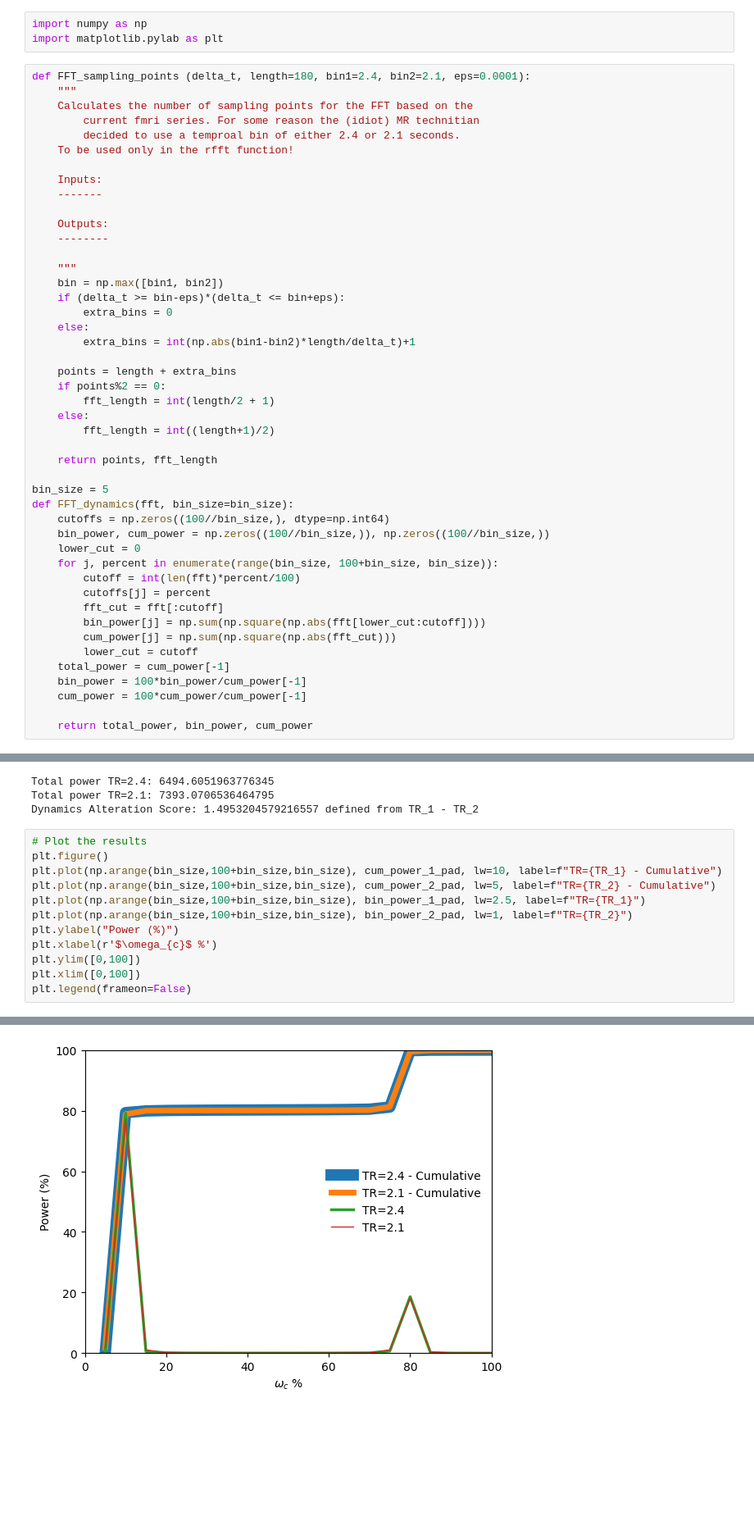
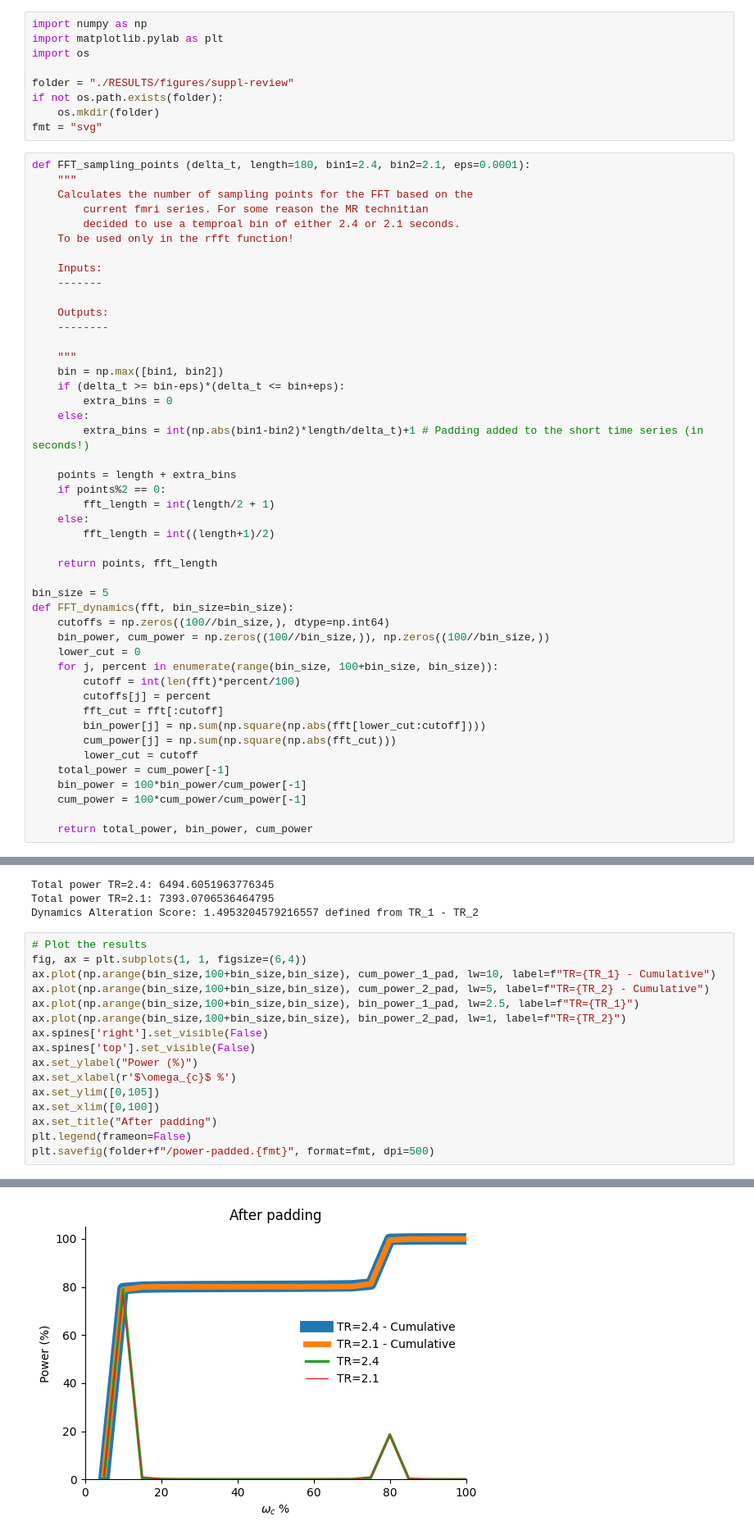
Before and after one commit to JoanSano/Structural-Functional-Rearrangement, a Jupyter notebook: Stats-Structural-Functional/TR_effects_on_FFTs.ipynb, the cells around one changed output, grey strips where cells are left out. Shown: that part at 82% size. Cells and saved outputs as stored; diff of their text form; blank space fills up the shorter version.

```diff
--- a/Stats-Structural-Functional/TR_effects_on_FFTs.ipynb
+++ b/Stats-Structural-Functional/TR_effects_on_FFTs.ipynb
@@ -1,11 +1,17 @@
 # %%
 import numpy as np
 import matplotlib.pylab as plt
+import os
+
+folder = "./RESULTS/figures/suppl-review"
+if not os.path.exists(folder):
+    os.mkdir(folder)
+fmt = "svg"
 # %%
 def FFT_sampling_points (delta_t, length=180, bin1=2.4, bin2=2.1, eps=0.0001):
     """
     Calculates the number of sampling points for the FFT based on the
-        current fmri series. For some reason the (idiot) MR technitian
+        current fmri series. For some reason the MR technitian
         decided to use a temproal bin of either 2.4 or 2.1 seconds.
     To be used only in the rfft function!
 
@@ -20,7 +26,7 @@ def FFT_sampling_points (delta_t, length=180, bin1=2.4, bin2=2.1, eps=0.0001):
     if (delta_t >= bin-eps)*(delta_t <= bin+eps):
         extra_bins = 0
     else:
-        extra_bins = int(np.abs(bin1-bin2)*length/delta_t)+1
+        extra_bins = int(np.abs(bin1-bin2)*length/delta_t)+1 # Padding added to the short time series (in seconds!)
 
     points = length + extra_bins
     if points%2 == 0:
@@ -154,14 +206,18 @@ Total power TR=2.1: 7393.0706536464795
 Dynamics Alteration Score: 1.4953204579216557 defined from TR_1 - TR_2
 # %%
 # Plot the results
-plt.figure()
-plt.plot(np.arange(bin_size,100+bin_size,bin_size), cum_power_1_pad, lw=10, label=f"TR={TR_1} - Cumulative")
-plt.plot(np.arange(bin_size,100+bin_size,bin_size), cum_power_2_pad, lw=5, label=f"TR={TR_2} - Cumulative")
-plt.plot(np.arange(bin_size,100+bin_size,bin_size), bin_power_1_pad, lw=2.5, label=f"TR={TR_1}")
-plt.plot(np.arange(bin_size,100+bin_size,bin_size), bin_power_2_pad, lw=1, label=f"TR={TR_2}")
-plt.ylabel("Power (%)")
-plt.xlabel(r'$\omega_{c}$ %')
-plt.ylim([0,100])
-plt.xlim([0,100])
+fig, ax = plt.subplots(1, 1, figsize=(6,4))
+ax.plot(np.arange(bin_size,100+bin_size,bin_size), cum_power_1_pad, lw=10, label=f"TR={TR_1} - Cumulative")
+ax.plot(np.arange(bin_size,100+bin_size,bin_size), cum_power_2_pad, lw=5, label=f"TR={TR_2} - Cumulative")
+ax.plot(np.arange(bin_size,100+bin_size,bin_size), bin_power_1_pad, lw=2.5, label=f"TR={TR_1}")
+ax.plot(np.arange(bin_size,100+bin_size,bin_size), bin_power_2_pad, lw=1, label=f"TR={TR_2}")
+ax.spines['right'].set_visible(False)
+ax.spines['top'].set_visible(False)
+ax.set_ylabel("Power (%)")
+ax.set_xlabel(r'$\omega_{c}$ %')
+ax.set_ylim([0,105])
+ax.set_xlim([0,100])
+ax.set_title("After padding")
 plt.legend(frameon=False)
+plt.savefig(folder+f"/power-padded.{fmt}", format=fmt, dpi=500)
 # %% [output]
@@ -169 +224 @@ plt.legend(frameon=False)
-[figure, old version]
+[figure, new version]
```
Also changed, not shown: parts of 9 cells of this notebook, 1 other file.
